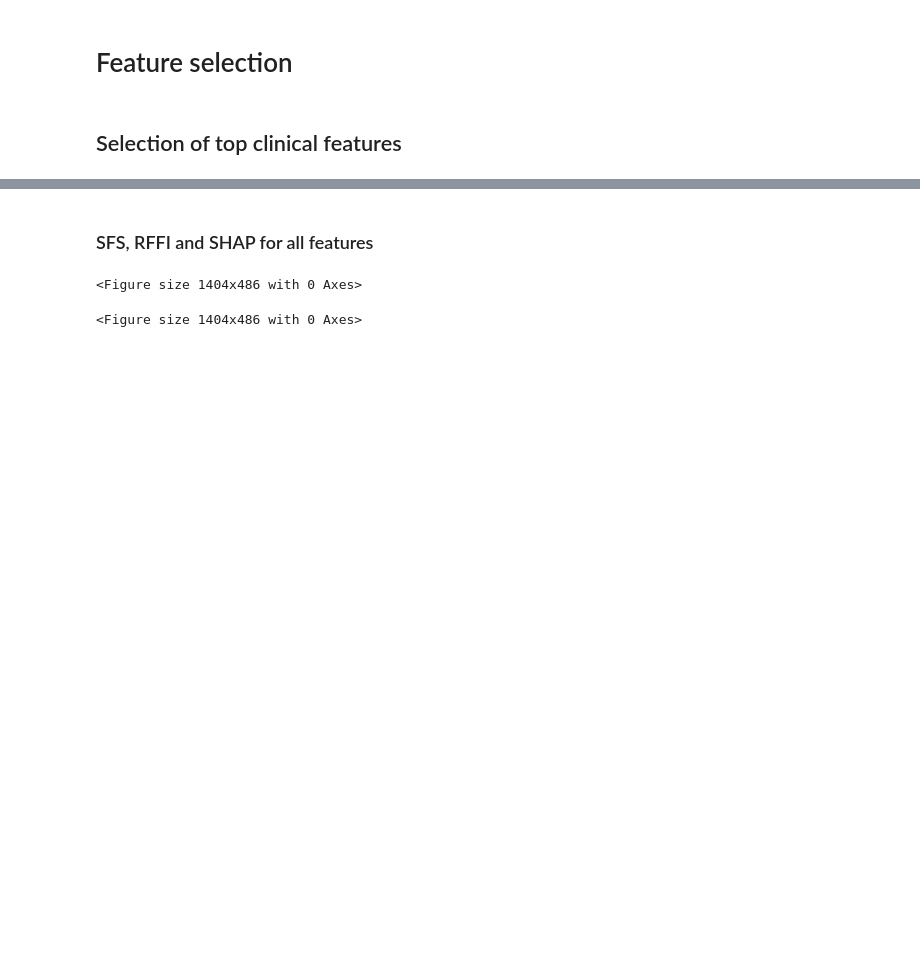
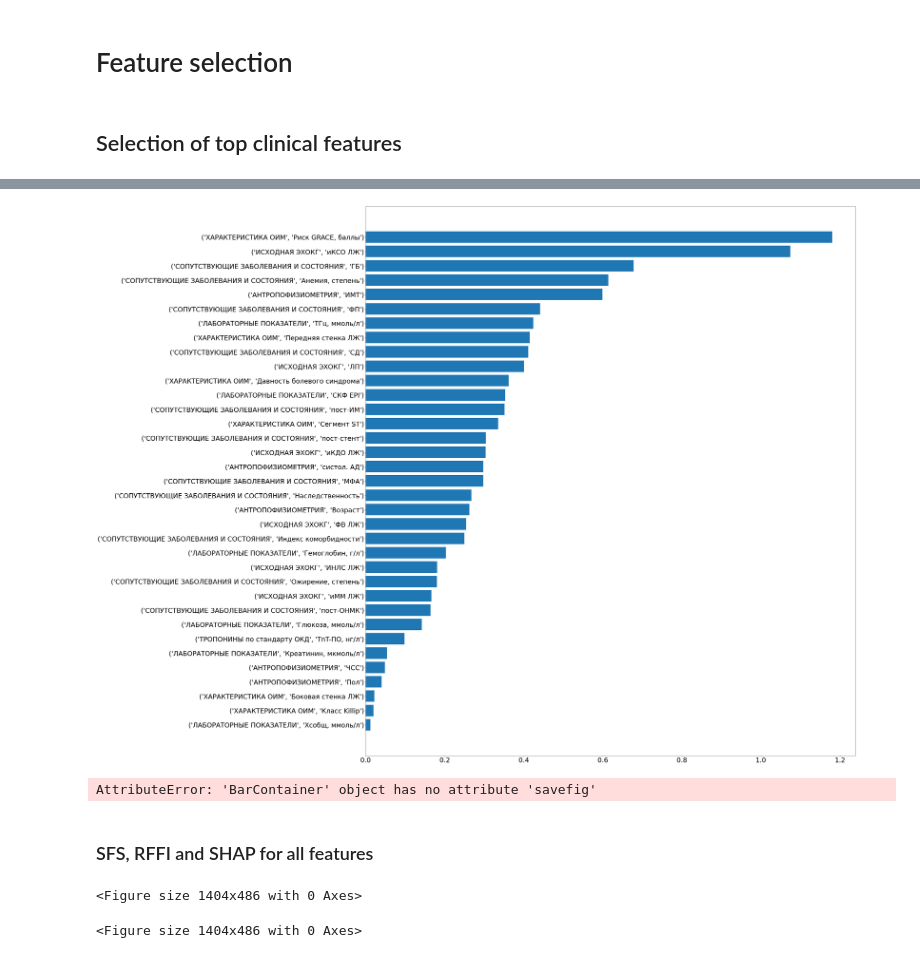
Before and after one commit to KonstantinBurkin/personalized-medicine, a Jupyter notebook: Scripts/Machine_learning.ipynb, the cells around one changed output, grey strips where cells are left out. Saved outputs shown, nothing was run; the diff lists cells and outputs as text; code cells hidden in the pictures; blank space fills up the shorter version.

```diff
--- a/Scripts/Machine_learning.ipynb
+++ b/Scripts/Machine_learning.ipynb
@@ -795,0 +775,5 @@ for metric in metrics:
+# %%
+df = pd.read_excel('../Feature selection/Combined target/Clinical ABCD/all/L1/values.xlsx', index_col=0)
+# %%
+df['coef'] = df['coef'].abs()
+df.sort_values('coef', inplace=True)
@@ -796,3 +804,13 @@ for metric in metrics:
+# %%
+plt.figure(figsize=(40,46))
+fig = plt.barh(df['features'], df['coef'], capsize=20)
+
+# fig.figsize(18.5, 10.5)
+plt.show()
+fig.savefig('../Feature selection/Combined target/Clinical ABCD/all/L1/barplot.png', dpi=100)
+# %% [output]
+[figure, added]
+AttributeError: 'BarContainer' object has no attribute 'savefig'
 # %% [markdown]
 ### SFS, RFFI and SHAP for all features
 # %%
```
Also changed, not shown: parts of 63 cells of this notebook, 5 other files.
